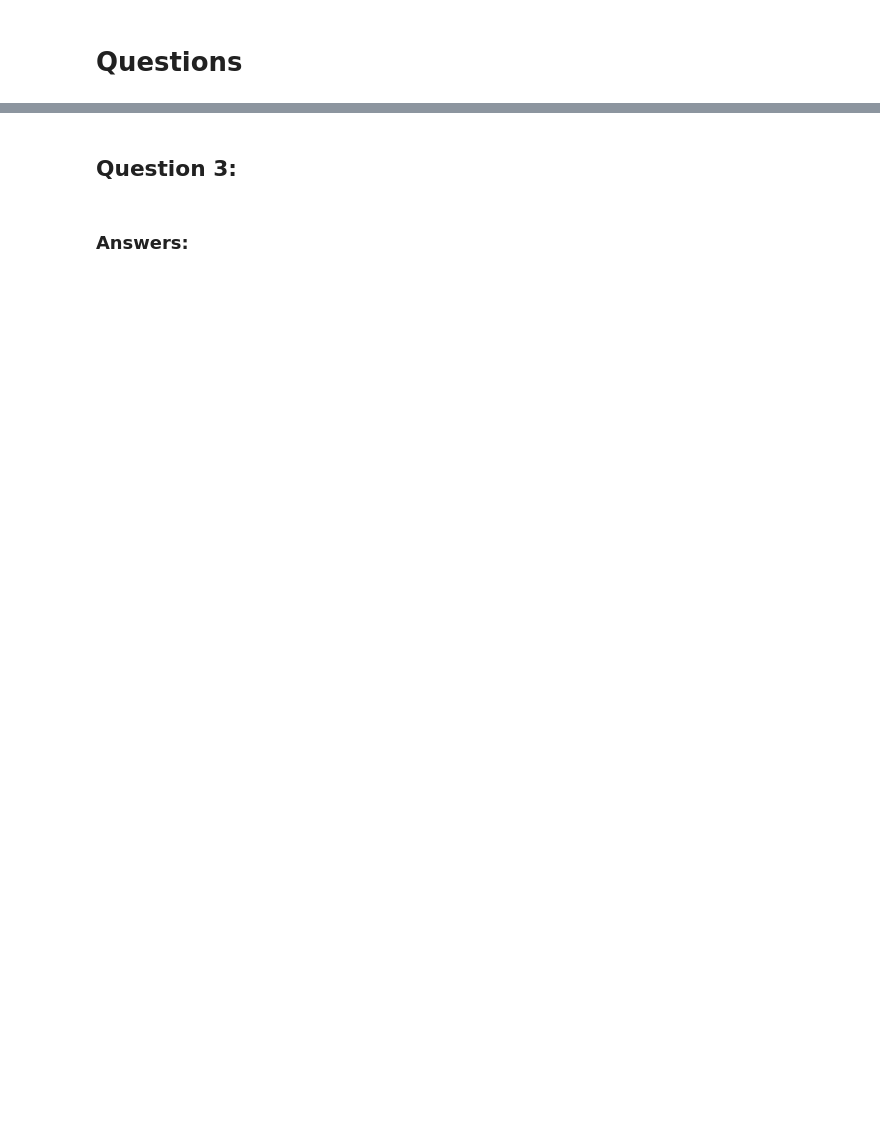
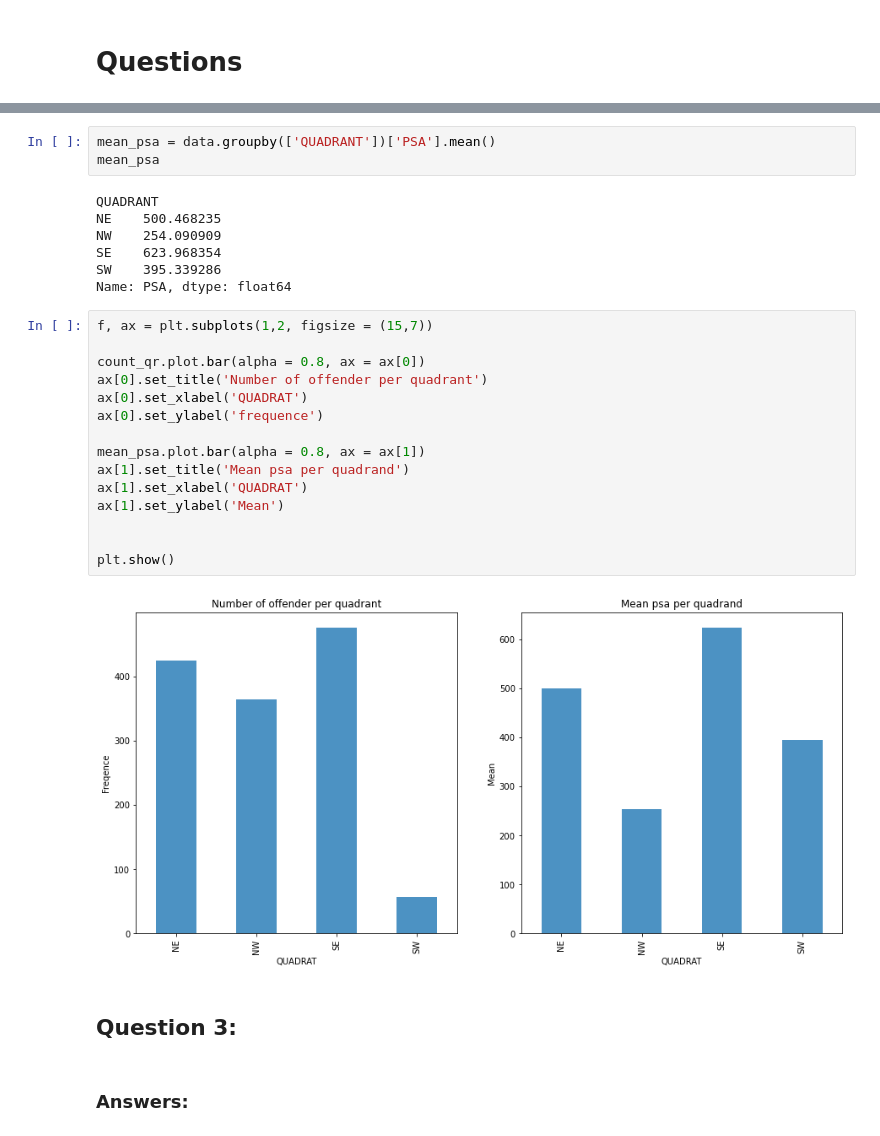
Before and after one commit to Truong1311/FinalProject_LTCKHDL, a Jupyter notebook: Truong.ipynb, the cells around one changed output, grey strips where cells are left out. Drawn from its saved outputs; the diff is of its cells as text; blank space fills up the shorter version.

```diff
--- a/Truong.ipynb
+++ b/Truong.ipynb
@@ -358,3 +389,30 @@ plt.show()
+# %%
+mean_psa = data.groupby(['QUADRANT'])['PSA'].mean()
+mean_psa
+# %% [output]
+QUADRANT
+NE    500.468235
+NW    254.090909
+SE    623.968354
+SW    395.339286
+Name: PSA, dtype: float64
+# %%
+f, ax = plt.subplots(1,2, figsize = (15,7))
+
+count_qr.plot.bar(alpha = 0.8, ax = ax[0])
+ax[0].set_title('Number of offender per quadrant')
+ax[0].set_xlabel('QUADRAT')
+ax[0].set_ylabel('frequence')
+
+mean_psa.plot.bar(alpha = 0.8, ax = ax[1])
+ax[1].set_title('Mean psa per quadrand')
+ax[1].set_xlabel('QUADRAT')
+ax[1].set_ylabel('Mean')
+
+
+plt.show()
+# %% [output]
+[figure, added]
 # %% [markdown]
 ## Question 3:
 # %% [markdown]
```
Also changed, not shown: parts of 16 cells of this notebook, 1 other file.
